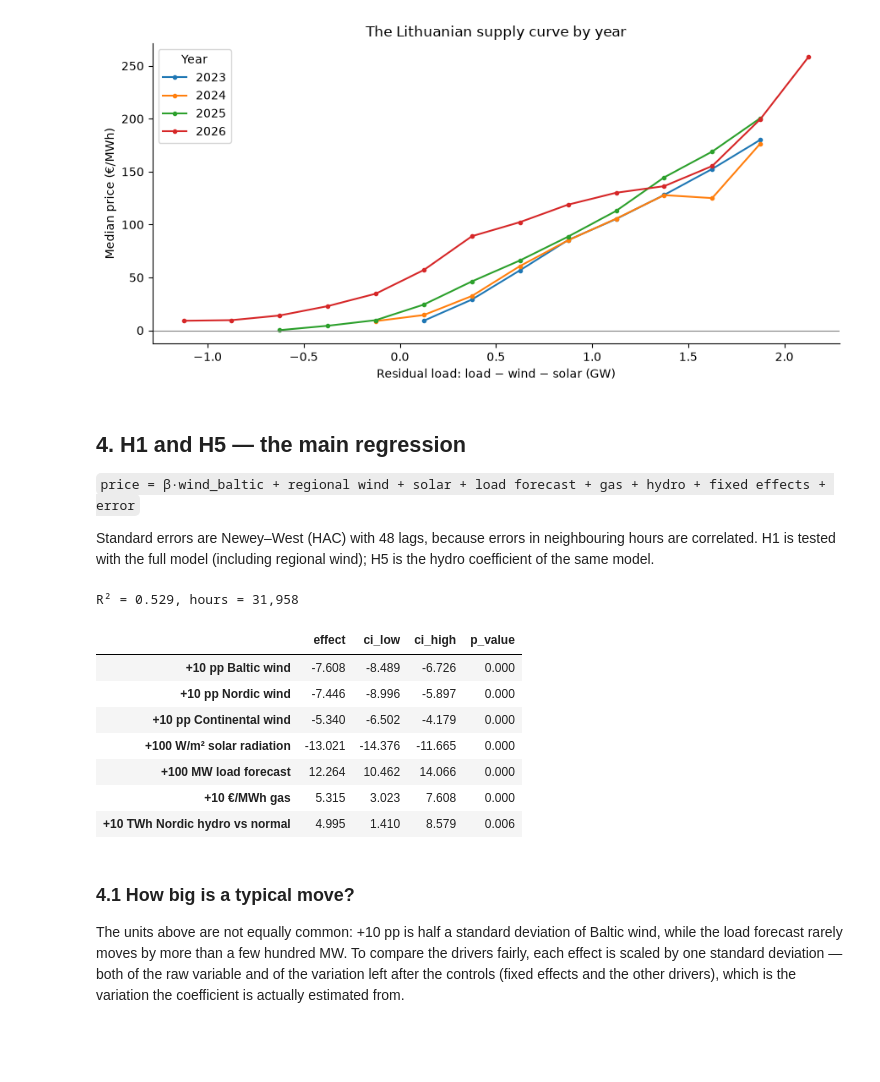
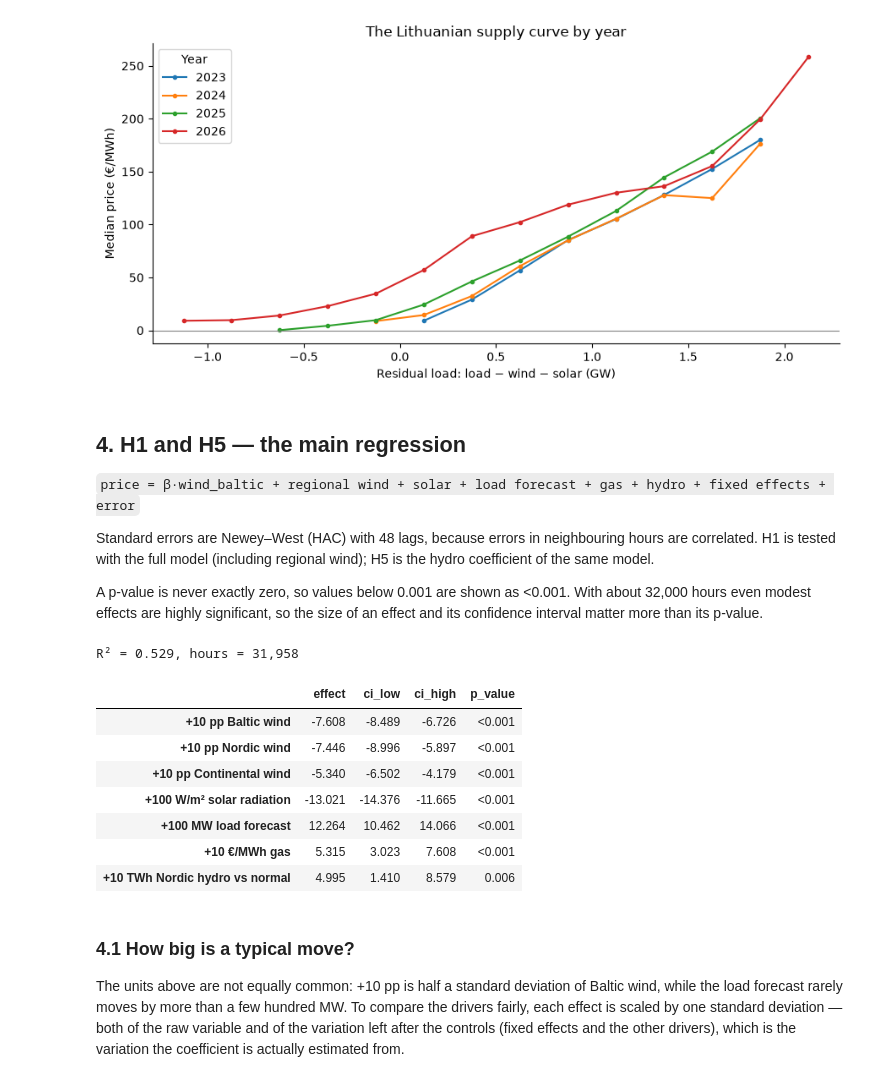
Before and after one commit to MangirdasMikalkenas/Weather_as_a_price_driver_-_Lithuanian_day-ahead_power_prices-_2023-2026, a Jupyter notebook: notebooks/01_price_drivers.ipynb, the cells around one changed output. Drawn from its saved outputs; the diff is of its cells as text; code cells hidden in the pictures; blank space fills up the shorter version.

```diff
--- a/notebooks/01_price_drivers.ipynb
+++ b/notebooks/01_price_drivers.ipynb
@@ -115,7 +115,7 @@ Model sample: 31,958 hours (177 dropped because of missing values)
 | max | 1478.91 | 100.00 | 87.26 | 99.34 | 8.54 | 2.60 | 76.32 | 25.61 |
 # %%
 def effect(model, name, scale=1.0):
-    """Coefficient of one variable with its 95% confidence interval and p-value, times `scale`."""
+    # Coefficient of one variable with its 95% confidence interval and p-value, times `scale`.
     ci = model.conf_int().loc[name] * scale
     return pd.Series({
         "effect": model.params[name] * scale,
@@ -126,7 +126,7 @@ def effect(model, name, scale=1.0):
 
 
 def contrast(model, weights):
-    """t-test of a linear combination of coefficients, e.g. {"a": 1, "b": -1} for a - b."""
+    # t-test of a linear combination of coefficients, e.g. {"a": 1, "b": -1} for a - b.
     r = np.zeros(len(model.params))
     for name, w in weights.items():
         r[model.params.index.get_loc(name)] = w
@@ -134,6 +134,19 @@ def contrast(model, weights):
     lo, hi = np.asarray(t.conf_int()).ravel()
     return pd.Series({"effect": float(np.asarray(t.effect).ravel()[0]), "ci_low": lo, "ci_high": hi,
                       "p_value": float(np.asarray(t.pvalue).ravel()[0])})
+
+
+def fmt_p(p):
+    # p-value as text. A p-value is never exactly 0, so very small values are shown as an upper bound.
+    return "p < 0.001" if p < 0.001 else f"p = {p:.3f}"
+
+
+def show(table, decimals=3):
+    """Round a results table for display. p-values below 0.001 are written as <0.001, since they are never exactly 0."""
+    out = table.round(decimals)
+    if "p_value" in out.columns:
+        out["p_value"] = table["p_value"].map(lambda p: "<0.001" if p < 0.001 else f"{p:.3f}")
+    return out
 # %% [markdown]
 ## 2. How correlated is the wind across regions?
 
@@ -197,30 +210,32 @@ plt.show()
 
 Standard errors are Newey–West (HAC) with 48 lags, because errors in neighbouring hours are correlated.
 H1 is tested with the full model (including regional wind); H5 is the hydro coefficient of the same model.
+
+A p-value is never exactly zero, so values below 0.001 are shown as <0.001. With about 32,000 hours even modest effects are highly significant, so the size of an effect and its confidence interval matter more than its p-value.
 # %%
 m_base = smf.ols(f"price ~ wind_baltic + {CONTROLS}", data=d).fit(**HAC)
 m_full = smf.ols(f"price ~ wind_baltic + wind_nordic + wind_continental + {CONTROLS}", data=d).fit(**HAC)
 
 effects = pd.DataFrame({
     "+10 pp Baltic wind": effect(m_full, "wind_baltic", 10),
     "+10 pp Nordic wind": effect(m_full, "wind_nordic", 10),
     "+10 pp Continental wind": effect(m_full, "wind_continental", 10),
     "+100 W/m² solar radiation": effect(m_full, "solar_rad"),
     "+100 MW load forecast": effect(m_full, "load_fc_gw", 0.1),
     "+10 €/MWh gas": effect(m_full, "gas", 10),
     "+10 TWh Nordic hydro vs normal": effect(m_full, "hydro_twh", 10),
 }).T
 print(f"R² = {m_full.rsquared:.3f}, hours = {int(m_full.nobs):,}")
-effects.round(3)
+show(effects)
 # %% [output]
 R² = 0.529, hours = 31,958
 |  | effect | ci_low | ci_high | p_value |
-| +10 pp Baltic wind | -7.608 | -8.489 | -6.726 | 0.000 |
-| +10 pp Nordic wind | -7.446 | -8.996 | -5.897 | 0.000 |
-| +10 pp Continental wind | -5.340 | -6.502 | -4.179 | 0.000 |
-| +100 W/m² solar radiation | -13.021 | -14.376 | -11.665 | 0.000 |
-| +100 MW load forecast | 12.264 | 10.462 | 14.066 | 0.000 |
-| +10 €/MWh gas | 5.315 | 3.023 | 7.608 | 0.000 |
+| +10 pp Baltic wind | -7.608 | -8.489 | -6.726 | <0.001 |
+| +10 pp Nordic wind | -7.446 | -8.996 | -5.897 | <0.001 |
+| +10 pp Continental wind | -5.340 | -6.502 | -4.179 | <0.001 |
+| +100 W/m² solar radiation | -13.021 | -14.376 | -11.665 | <0.001 |
+| +100 MW load forecast | 12.264 | 10.462 | 14.066 | <0.001 |
+| +10 €/MWh gas | 5.315 | 3.023 | 7.608 | <0.001 |
 | +10 TWh Nordic hydro vs normal | 4.995 | 1.410 | 8.579 | 0.006 |
 # %% [markdown]
 ### 4.1 How big is a typical move?
```
Also changed, not shown: parts of 19 cells of this notebook, 13 other files.
